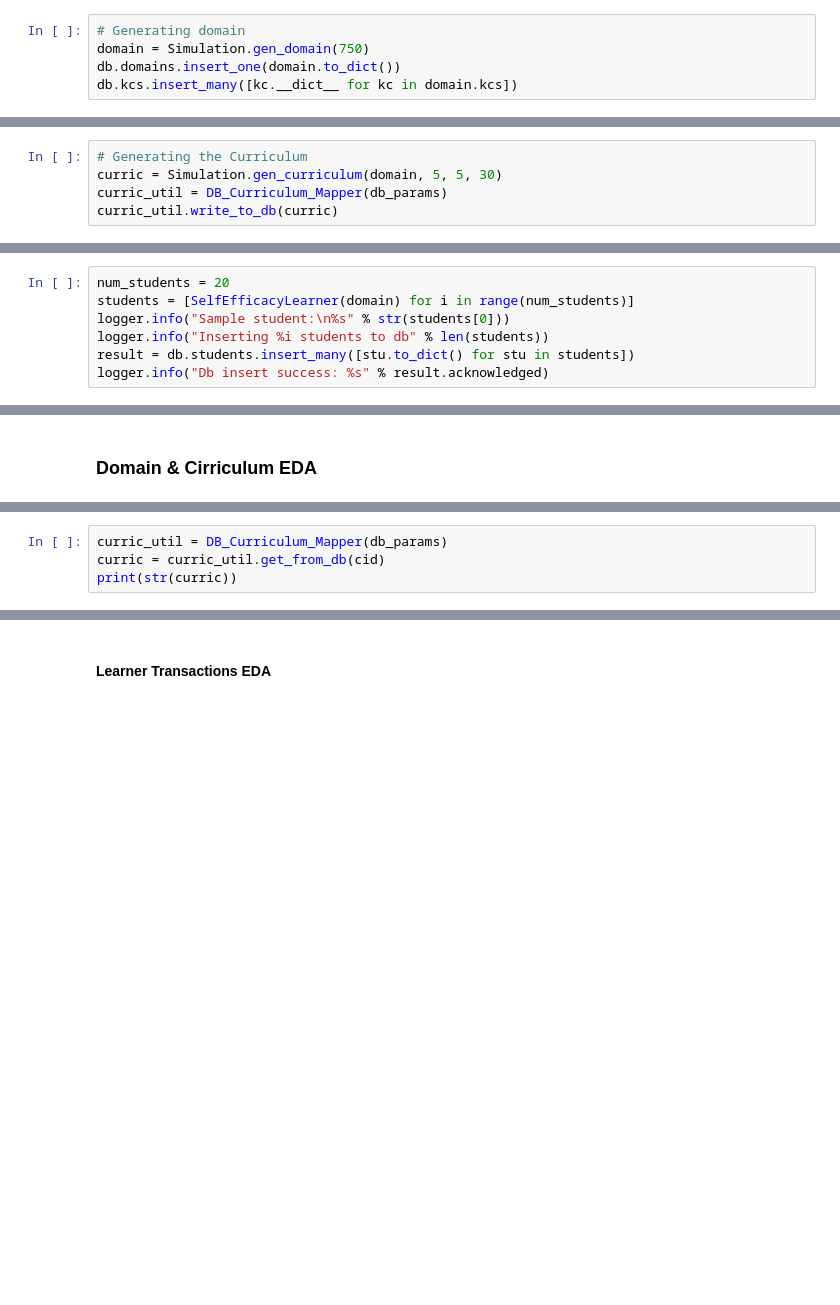
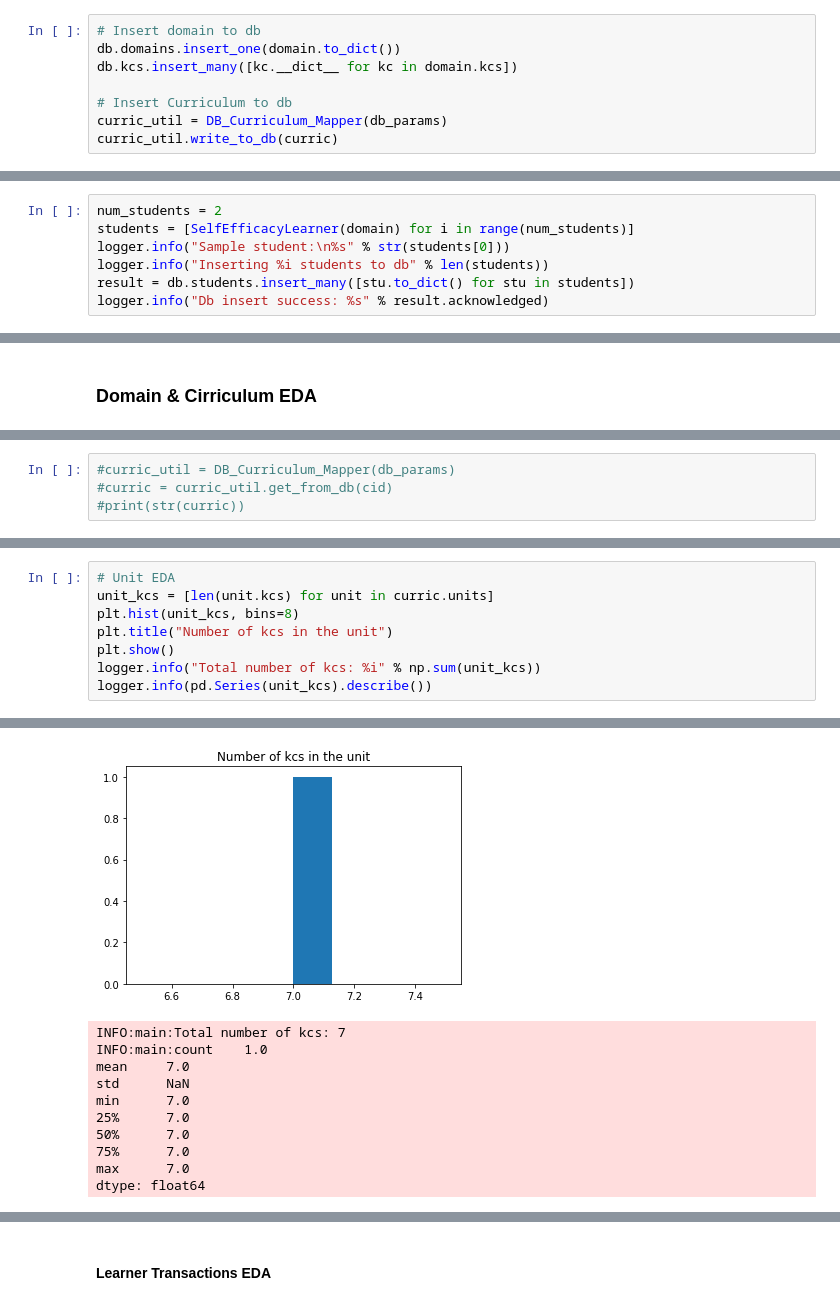
Before and after one commit to stevencdang/MotivSim, a Jupyter notebook: notebooks/SelfEfficacyLearnerTuning.ipynb, the cells around one changed output, grey strips where cells are left out. Drawn from its saved outputs; the diff is of its cells as text; blank space fills up the shorter version.

```diff
--- a/notebooks/SelfEfficacyLearnerTuning.ipynb
+++ b/notebooks/SelfEfficacyLearnerTuning.ipynb
@@ -64,6 +129,9 @@ INFO:main:Clearing database before starting new simulation
 # %%
-# Generating domain
-domain = Simulation.gen_domain(750)
+# Insert domain to db
 db.domains.insert_one(domain.to_dict())
 db.kcs.insert_many([kc.__dict__ for kc in domain.kcs])
+
+# Insert Curriculum to db
+curric_util = DB_Curriculum_Mapper(db_params)
+curric_util.write_to_db(curric)
 # %% [output]
@@ -72,5 +150,0 @@ INFO:simulate.simulation:Generating a new domain
-# %%
-# Generating the Curriculum
-curric = Simulation.gen_curriculum(domain, 5, 5, 30)
-curric_util = DB_Curriculum_Mapper(db_params)
-curric_util.write_to_db(curric)
@@ -82,7 +151,7 @@ INFO:log_db.curriculum_mapper:Writing 90000 steps to db
 # %% [markdown]
 ### Initializing Learners
 # %%
-num_students = 20
+num_students = 2
 students = [SelfEfficacyLearner(domain) for i in range(num_students)]
 logger.info("Sample student:\n%s" % str(students[0]))
 logger.info("Inserting %i students to db" % len(students))
@@ -206,4 +233,4 @@ INFO:simulate.simulation:Generating a new domain
 # %%
-curric_util = DB_Curriculum_Mapper(db_params)
-curric = curric_util.get_from_db(cid)
-print(str(curric))
+#curric_util = DB_Curriculum_Mapper(db_params)
+#curric = curric_util.get_from_db(cid)
+#print(str(curric))
@@ -255,0 +273,9 @@ INFO:main:Distribution of prob per section: {900: 100}
+# %%
+# Unit EDA
+unit_kcs = [len(unit.kcs) for unit in curric.units]
+plt.hist(unit_kcs, bins=8)
+plt.title("Number of kcs in the unit")
+plt.show()
+logger.info("Total number of kcs: %i" % np.sum(unit_kcs))
+logger.info(pd.Series(unit_kcs).describe())
+# %% [output]
@@ -255,0 +299,11 @@ INFO:main:Distribution of prob per section: {900: 100}
+[figure, added]
+INFO:main:Total number of kcs: 7
+INFO:main:count    1.0
+mean     7.0
+std      NaN
+min      7.0
+25%      7.0
+50%      7.0
+75%      7.0
+max      7.0
+dtype: float64
```
Also changed, not shown: parts of 48 cells of this notebook, 12 other files.
